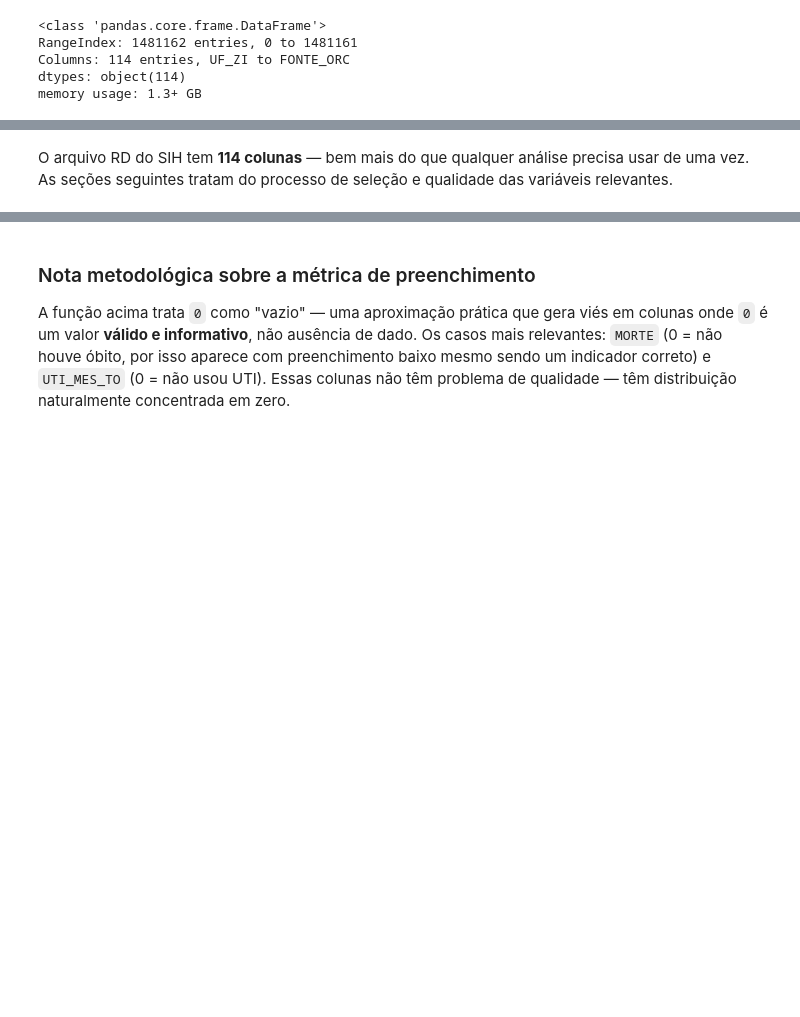
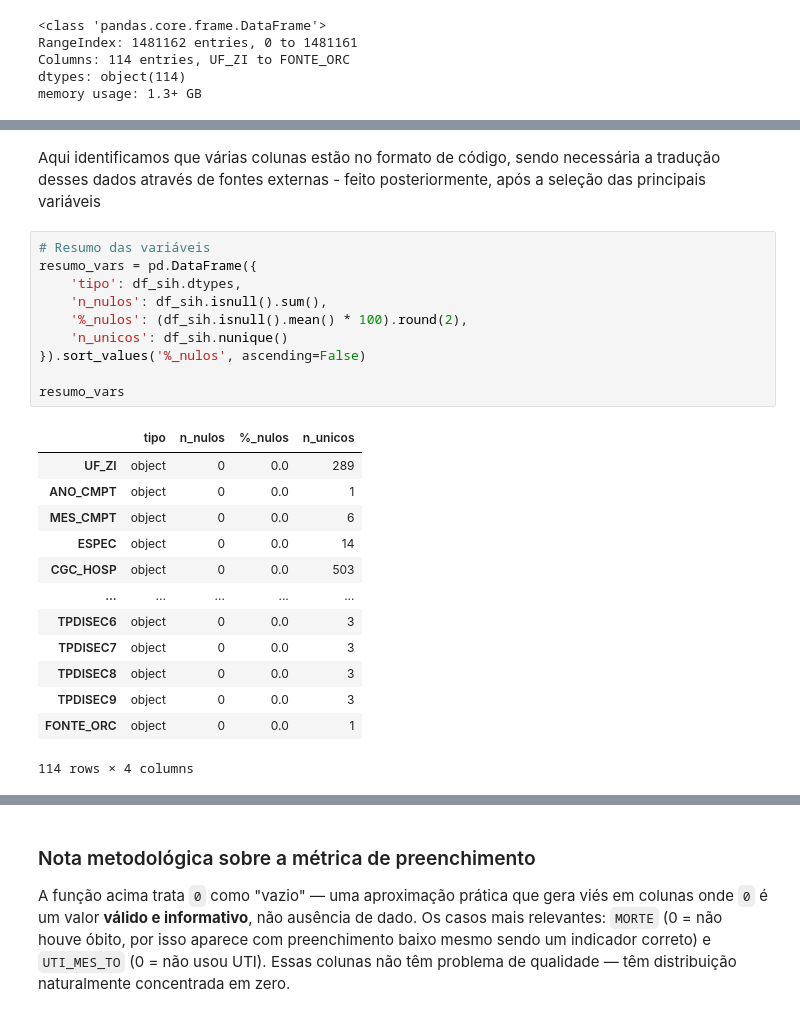
Before and after one commit to rm571222/dataholics-oracle-challenge, a Jupyter notebook: notebooks/01_data_exploration/nb1_data_exploration_pysus.ipynb, the cells around one changed output, grey strips where cells are left out. Cells and saved outputs as stored; diff of their text form; blank space fills up the shorter version.

```diff
--- a/notebooks/01_data_exploration/nb1_data_exploration_pysus.ipynb
+++ b/notebooks/01_data_exploration/nb1_data_exploration_pysus.ipynb
@@ -76,5 +77,29 @@ df_sih.head()
 | 2 | 350000 | 2026 | 01 | 04 | 62220637000302 | 3510125471512 | 5 | 07082050 | 351880 | 19840113 | ... |
 | 3 | 350000 | 2026 | 01 | 04 | 62220637000302 | 3510125471534 | 5 | 07082050 | 351880 | 19770103 | ... |
 | 4 | 350000 | 2026 | 01 | 04 | 62220637000302 | 3510125471578 | 5 | 07082050 | 351880 | 20040331 | ... |
-# %% [markdown]
-O arquivo RD do SIH tem **114 colunas** — bem mais do que qualquer análise precisa usar de uma vez. As seções seguintes tratam do processo de seleção e qualidade das variáveis relevantes.
+# %% [markdown]
+Aqui identificamos que várias colunas estão no formato de código, sendo necessária a tradução desses dados através de fontes externas - feito posteriormente, após a seleção das principais variáveis
+# %%
+# Resumo das variáveis
+resumo_vars = pd.DataFrame({
+    'tipo': df_sih.dtypes,
+    'n_nulos': df_sih.isnull().sum(),
+    '%_nulos': (df_sih.isnull().mean() * 100).round(2),
+    'n_unicos': df_sih.nunique()
+}).sort_values('%_nulos', ascending=False)
+
+resumo_vars
+# %% [output]
+|  | tipo | n_nulos | %_nulos | n_unicos |
+| UF_ZI | object | 0 | 0.0 | 289 |
+| ANO_CMPT | object | 0 | 0.0 | 1 |
+| MES_CMPT | object | 0 | 0.0 | 6 |
+| ESPEC | object | 0 | 0.0 | 14 |
+| CGC_HOSP | object | 0 | 0.0 | 503 |
+| ... | ... | ... | ... | ... |
+| TPDISEC6 | object | 0 | 0.0 | 3 |
+| TPDISEC7 | object | 0 | 0.0 | 3 |
+| TPDISEC8 | object | 0 | 0.0 | 3 |
+| TPDISEC9 | object | 0 | 0.0 | 3 |
+| FONTE_ORC | object | 0 | 0.0 | 1 |
+114 rows × 4 columns
```
Also changed, not shown: parts of 9 cells of this notebook.
